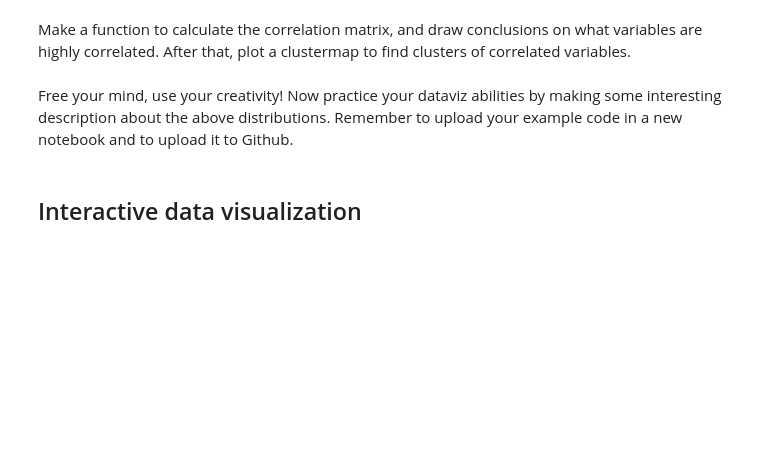
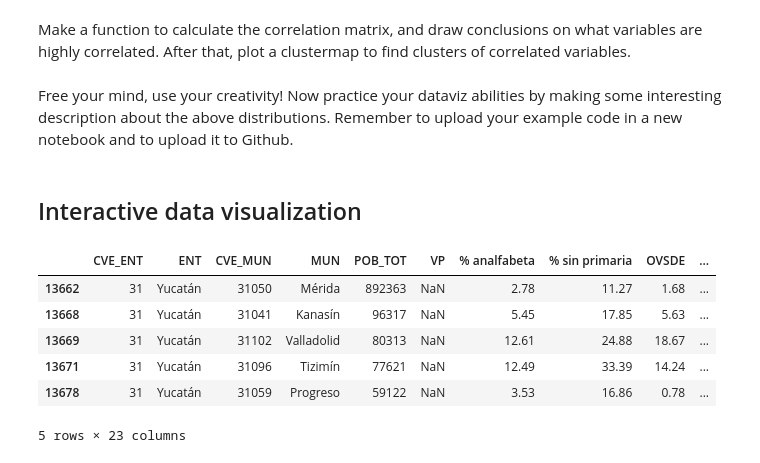
Before and after one commit to eflobau/TCD_19, a Jupyter notebook: notebooks/t4-TCD-exploratory-data-analisis-2.ipynb, the cells around one changed output. Drawn from its saved outputs; the diff is of its cells as text; code cells hidden in the pictures; blank space fills up the shorter version.

```diff
--- a/notebooks/t4-TCD-exploratory-data-analisis-2.ipynb
+++ b/notebooks/t4-TCD-exploratory-data-analisis-2.ipynb
@@ -87,3 +84,13 @@ Make a function to calculate the correlation matrix, and draw conclusions on wha
 Free your mind, use your creativity! Now practice your dataviz abilities by making some interesting description about the above distributions. Remember to upload your example code in a new notebook and to upload it to Github.
 # %% [markdown]
 ## Interactive data visualization
+# %%
+df_yuc.head()
+# %% [output]
+|  | CVE_ENT | ENT | CVE_MUN | MUN | POB_TOT | VP | % analfabeta | % sin primaria | OVSDE | ... |
+| 13662 | 31 | Yucatán | 31050 | Mérida | 892363 | NaN | 2.78 | 11.27 | 1.68 | ... |
+| 13668 | 31 | Yucatán | 31041 | Kanasín | 96317 | NaN | 5.45 | 17.85 | 5.63 | ... |
+| 13669 | 31 | Yucatán | 31102 | Valladolid | 80313 | NaN | 12.61 | 24.88 | 18.67 | ... |
+| 13671 | 31 | Yucatán | 31096 | Tizimín | 77621 | NaN | 12.49 | 33.39 | 14.24 | ... |
+| 13678 | 31 | Yucatán | 31059 | Progreso | 59122 | NaN | 3.53 | 16.86 | 0.78 | ... |
+5 rows × 23 columns
```
Also changed, not shown: parts of 21 cells of this notebook.
